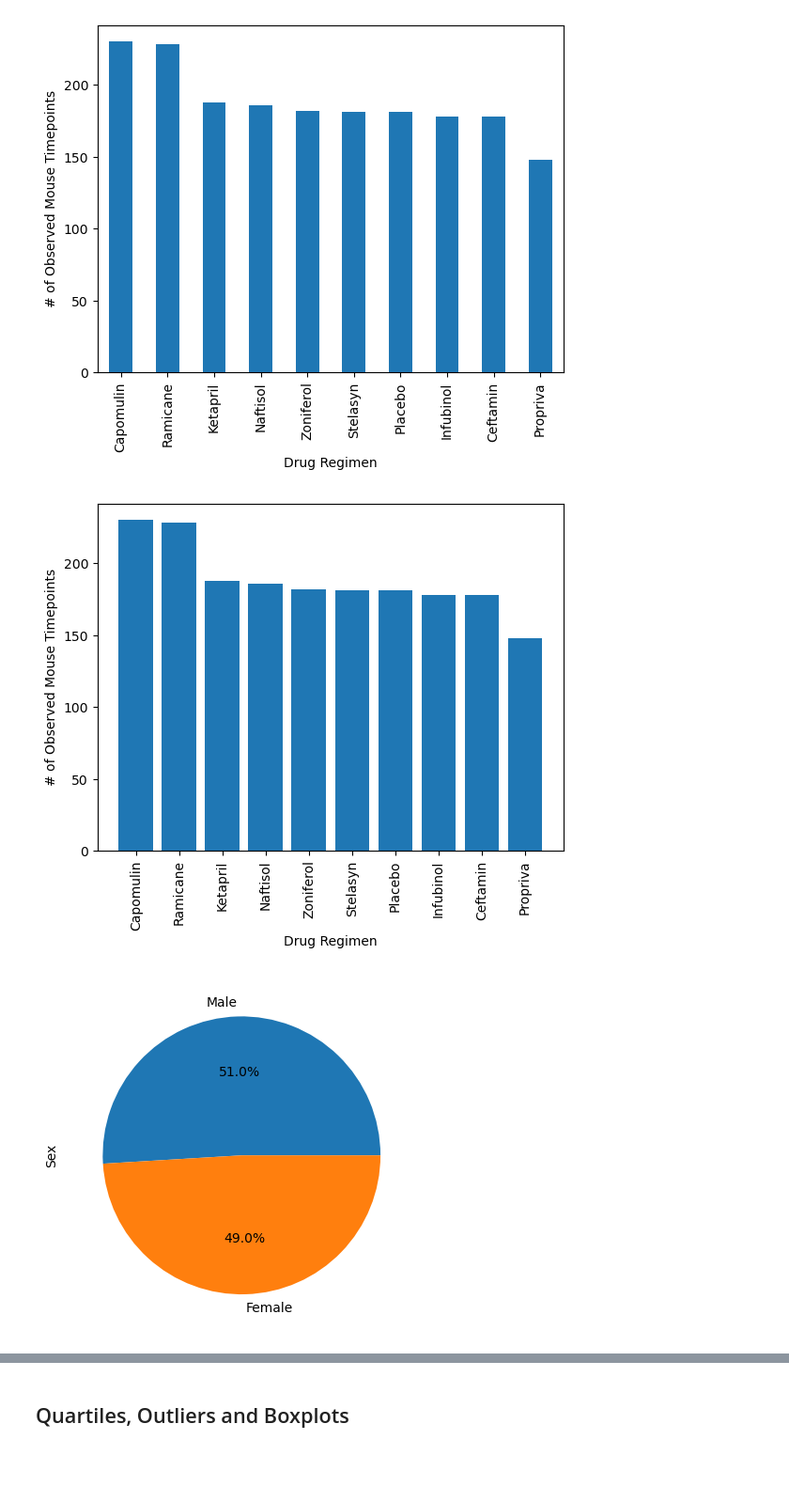
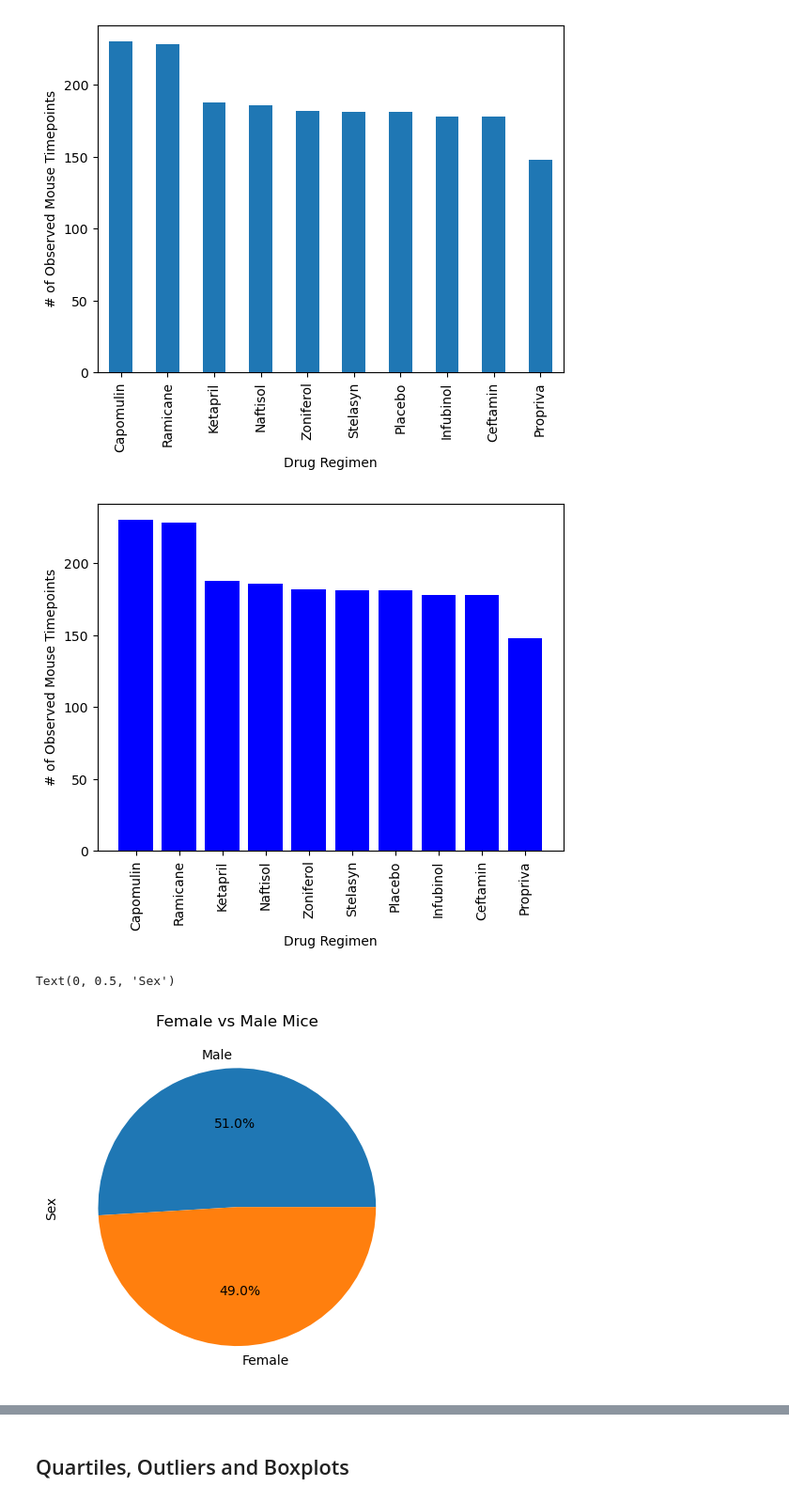
Before and after one commit to matthewjgarcia/Data_Visualization, a Jupyter notebook: pymaceuticals_starter.ipynb, the cells around one changed output, grey strips where cells are left out. Shown: that part at 94% size. Saved outputs shown, nothing was run; the diff lists cells and outputs as text; code cells hidden in the pictures; blank space fills up the shorter version.

Commit message:
Made og df easier to read, got to bar chart and pie chart. Still need line, scatter, and quartiles

```diff
--- a/pymaceuticals_starter.ipynb
+++ b/pymaceuticals_starter.ipynb
@@ -157,11 +162,23 @@ summary_df
 [figure]
 # %%
 # Generate a bar plot showing the total number of rows (Mouse ID/Timepoints) for each drug regimen using pyplot.
+x_axis = mice.index.values
+y_axis = mice.values
+plt.bar(x_axis, y_axis, color = 'blue', align='center')
+plt.xlabel("Drug Regimen")
+plt.ylabel("# of Observed Mouse Timepoints")
+plt.xticks(rotation = "vertical")
+plt.show()
 # %% [output]
-[figure, old version]
+[figure, new version]
 # %%
 # Generate a pie plot showing the distribution of female versus male mice using Pandas
+gender_counts = cleaned_df["Sex"].value_counts()
+p_pie = gender_counts.plot(kind='pie', autopct = "%1.1f%%")
+plt.title("Female vs Male Mice")
+plt.ylabel("Sex")
 # %% [output]
+Text(0, 0.5, 'Sex')
-[figure, old version]
+[figure, new version]
 # %%
 # Generate a pie plot showing the distribution of female versus male mice using pyplot
```
Also changed, not shown: parts of 2 cells of this notebook.
